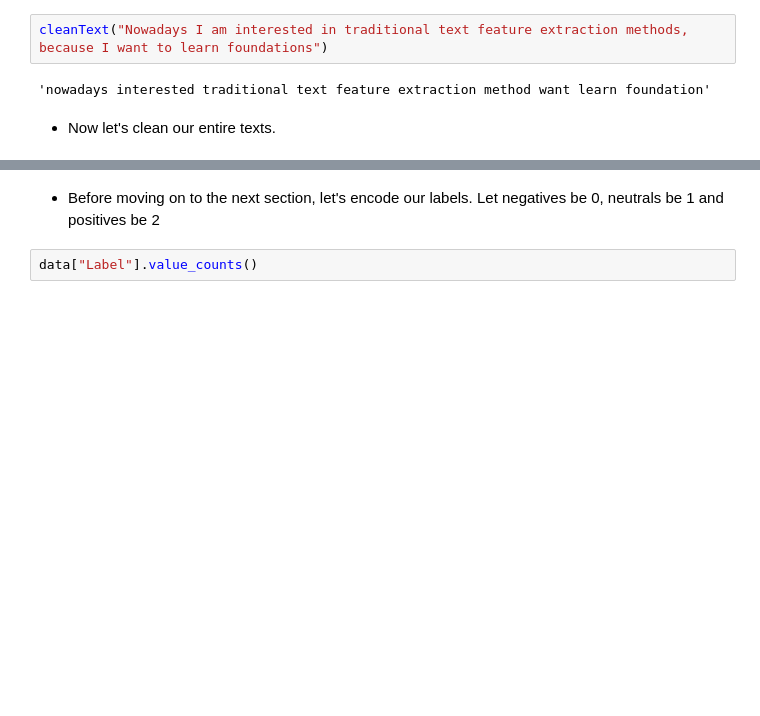
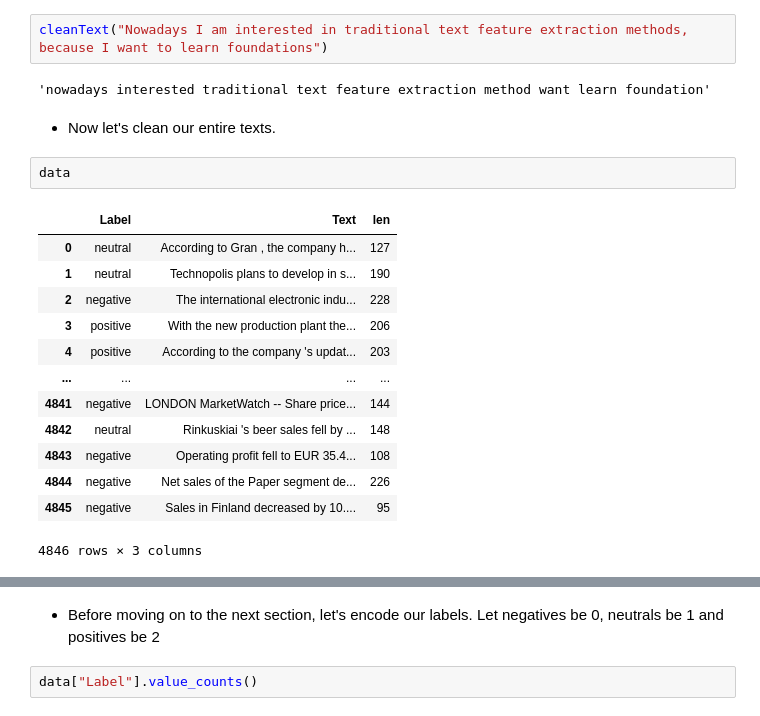
Before and after one commit to wanlugu/Ensemble-Learning, a Jupyter notebook: tfidf-adaboost-text-classification.ipynb, the cells around one changed output, grey strips where cells are left out. Saved outputs shown, nothing was run; the diff lists cells and outputs as text; blank space fills up the shorter version.

```diff
--- a/tfidf-adaboost-text-classification.ipynb
+++ b/tfidf-adaboost-text-classification.ipynb
@@ -249,6 +286,22 @@ cleanText("Nowadays I am interested in traditional text feature extraction metho
 'nowadays interested traditional text feature extraction method want learn foundation'
 # %% [markdown]
 * Now let's clean our entire texts.
+# %%
+data
+# %% [output]
+|  | Label | Text | len |
+| 0 | neutral | According to Gran , the company h... | 127 |
+| 1 | neutral | Technopolis plans to develop in s... | 190 |
+| 2 | negative | The international electronic indu... | 228 |
+| 3 | positive | With the new production plant the... | 206 |
+| 4 | positive | According to the company 's updat... | 203 |
+| ... | ... | ... | ... |
+| 4841 | negative | LONDON MarketWatch -- Share price... | 144 |
+| 4842 | neutral | Rinkuskiai 's beer sales fell by ... | 148 |
+| 4843 | negative | Operating profit fell to EUR 35.4... | 108 |
+| 4844 | negative | Net sales of the Paper segment de... | 226 |
+| 4845 | negative | Sales in Finland decreased by 10.... | 95 |
+4846 rows × 3 columns
 # %%
 start_time = time.time()
 cleanedText = []
```
Also changed, not shown: parts of 18 cells of this notebook.
